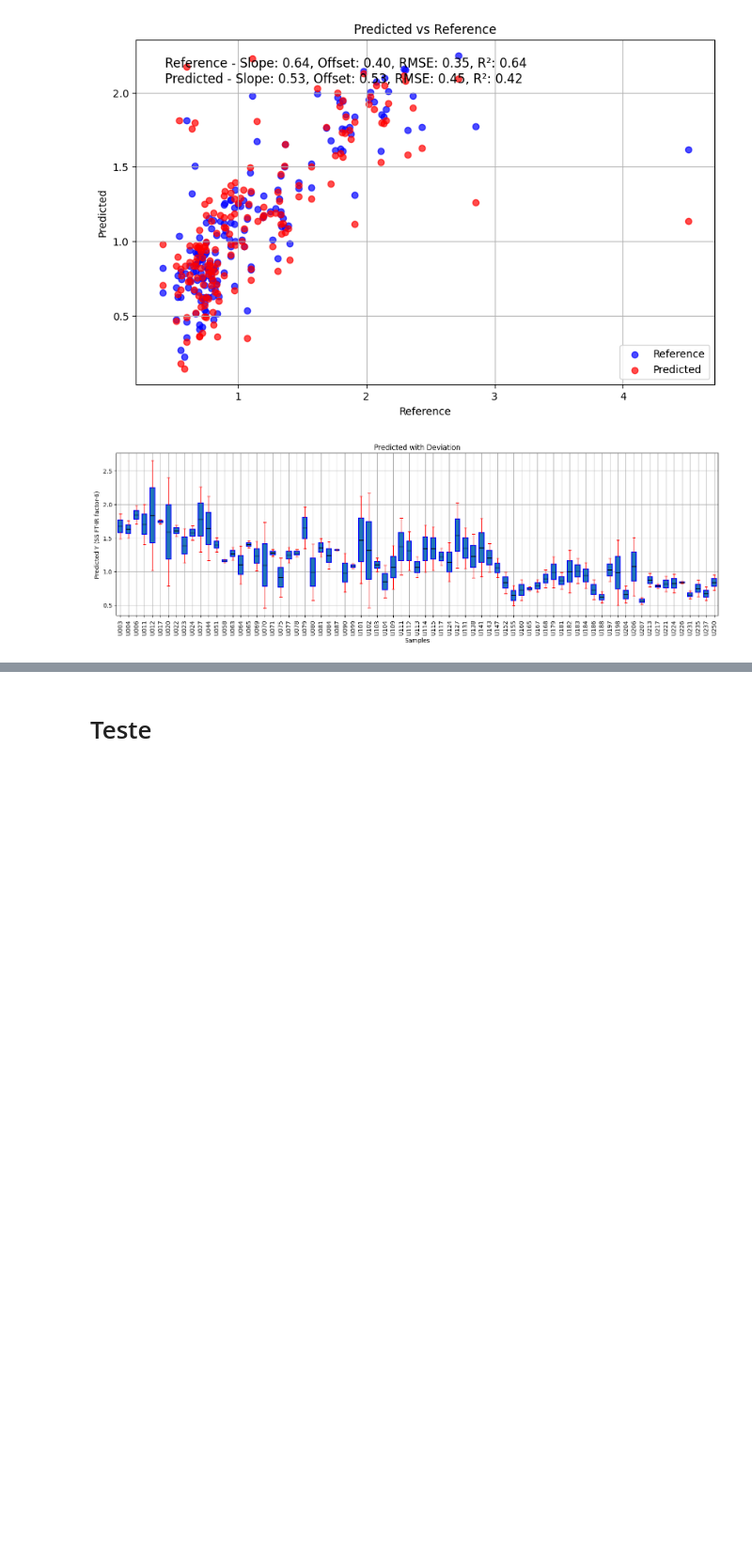
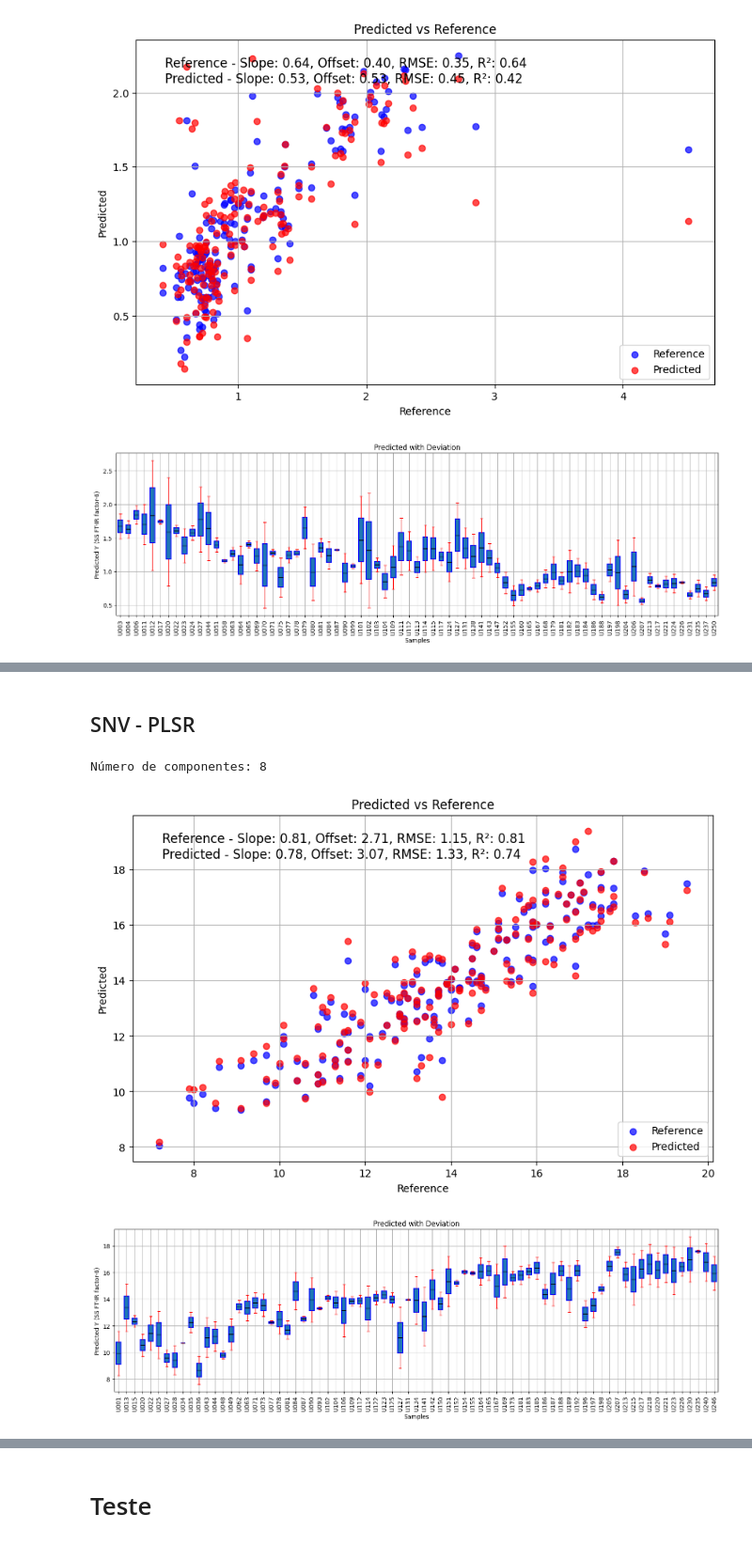
Before and after one commit to xndrxssx/cotton_candy_spectral_analysis, a Jupyter notebook: Partial Least Squares Regression/cotton_candy_PLSR.ipynb, the cells around one changed output, grey strips where cells are left out. Shown at 94% size. Drawn from its saved outputs; the diff is of its cells as text; code cells hidden in the pictures; blank space fills up the shorter version.

```diff
--- a/Partial Least Squares Regression/cotton_candy_PLSR.ipynb
+++ b/Partial Least Squares Regression/cotton_candy_PLSR.ipynb
@@ -310,2 +313,10 @@ calibration_msc_ubs, validation_msc_ubs, Y_predict_msc_ubs = build_model(df_msc_
 [figure]
 [figure]
+# %% [markdown]
+## SNV - PLSR
+# %%
+calibration_snv_sst, validation_snv_sst, Y_predict_snv_sst = build_model(df_snv_cal, df_snv_cal['SST'], df_snv_val, df_snv_val['SST'])
+# %% [output]
+Número de componentes: 8
+[figure, added]
+[figure, added]
```
Also changed, not shown: parts of 10 cells of this notebook.
